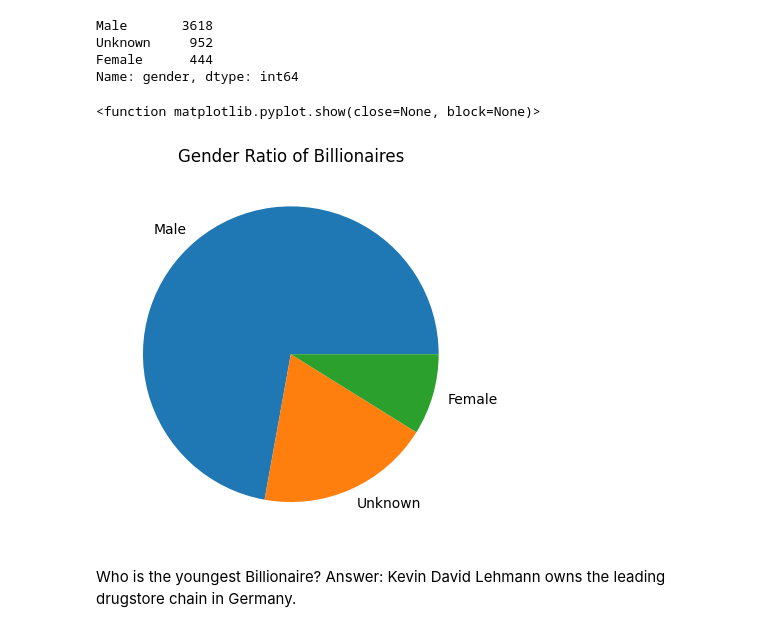
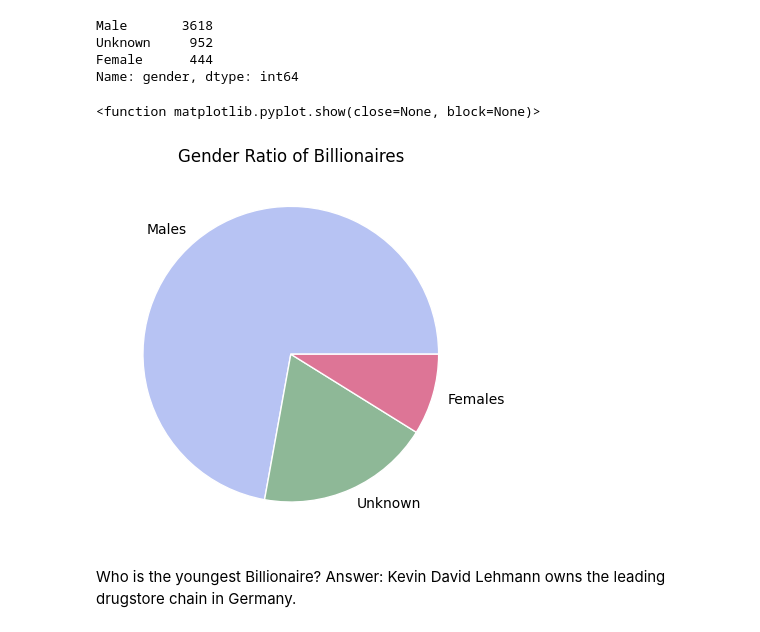
Before and after one commit to thealura/project_billionaires, a Jupyter notebook: PROJECT_1.ipynb, the cells around one changed output. Drawn from its saved outputs; the diff is of its cells as text; code cells hidden in the pictures.

```diff
--- a/PROJECT_1.ipynb
+++ b/PROJECT_1.ipynb
@@ -234,14 +235,18 @@ Female      444
 Name: gender, dtype: int64
 # %%
 #plot
-mapsex.plot(kind='pie')
+#mapsex.plot(kind='pie')['#4F6272', '#B7C3F3', '#DD7596', '#8EB897']
+colors = ['#B7C3F3','#8EB897','#DD7596']
+names = ["Males", "Unknown", "Females"]
+plt.pie(mapsex, labels=names, wedgeprops = { 'linewidth' : 1, 'edgecolor' : 'white' }, colors=colors)
 plt.title("Gender Ratio of Billionaires")
 plt.ylabel('')
+
 plt.show
-#change colors of pie chart
+#change colors of pie chart and add percentages
 # %% [output]
 <function matplotlib.pyplot.show(close=None, block=None)>
-[figure, old version]
+[figure, new version]
 # %% [markdown]
 Who is the youngest Billionaire?
 Answer: Kevin David Lehmann owns the leading drugstore chain in Germany.
```
Also changed, not shown: parts of 2 cells of this notebook.
